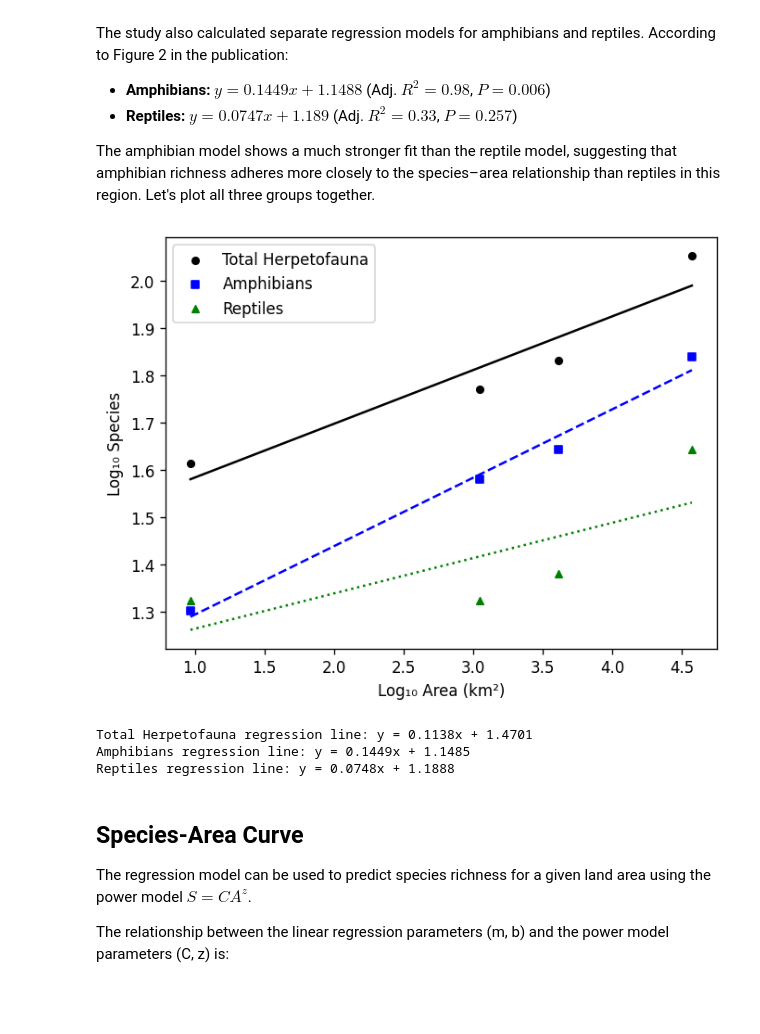
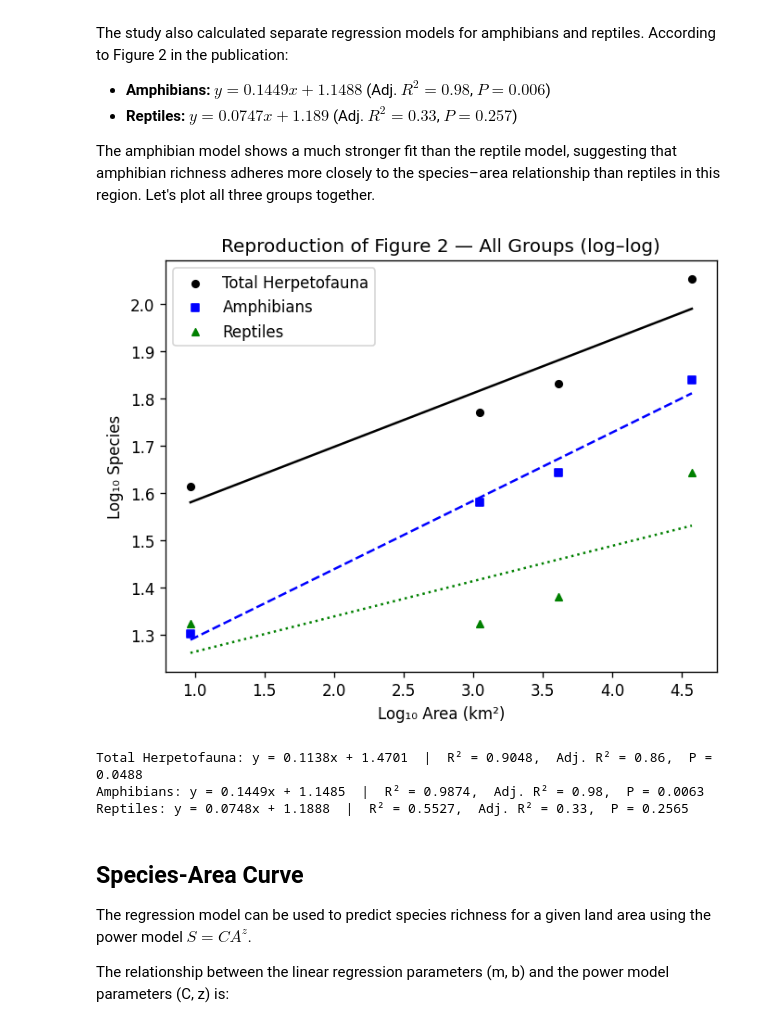
Before and after one commit to jmcmeen/scp-sar-ar, a Jupyter notebook: analysis.ipynb, the cells around one changed output. Saved outputs shown, nothing was run; the diff lists cells and outputs as text; code cells hidden in the pictures; blank space fills up the shorter version.

```diff
--- a/analysis.ipynb
+++ b/analysis.ipynb
@@ -17,12 +24,13 @@ file = "data/herpetofauna.csv"
 Create a DataFrame from herpetofauna.csv. This data represents a nested sample of increasingly larger land areas: Steele Creek Park, Sullivan County, the 5-county area of northeastern Tennessee, and all of eastern Tennessee.
 # %%
 raw = pd.read_csv(file)
+df = raw.copy()
 
 print(file)
-display(raw)
+display(df)
 
 print("Statistics")
-raw.describe()
+df.describe()
 # %% [output]
 data/herpetofauna.csv
 |  | Locality | Area | TotalHerpetofauna | Amphibians | Reptiles |
@@ -59,8 +73,9 @@ To model the SAR, species richness and geographical area samples were logarithmi
 df['Log10Area'] = np.log10(df['Area'])
 df['Log10TotalHerpetofauna'] = np.log10(df['TotalHerpetofauna'])
 
-# fit a linear regression line and getting the slope and y-intercept
-m_herps, b_herps = np.polyfit(df['Log10Area'], df['Log10TotalHerpetofauna'], 1)
+# fit a linear regression using scipy.stats for slope, intercept, R², and p-value
+reg_herps = stats.linregress(df['Log10Area'], df['Log10TotalHerpetofauna'])
+m_herps, b_herps = reg_herps.slope, reg_herps.intercept
 
 # add the series values and the regression line to the scatter plot
 fig, ax = plt.subplots()
@@ -68,8 +83,10 @@ df.plot.scatter(x='Log10Area', y='Log10TotalHerpetofauna', color='black', ax=ax)
 plt.plot(df['Log10Area'], m_herps * df['Log10Area'] + b_herps, color='black')
 plt.xlabel('Log₁₀ Area (km²)')
 plt.ylabel('Log₁₀ Species')
+plt.title('Reproduction of Figure 2 — Total Herpetofauna (log–log)')
 plt.show()
 
-# Print the model derived from the regression
-print(f'Total Herpetofauna regression line: y = {m_herps:0.4f}x + {b_herps:0.4f}')
+# Print the model and statistics
+print(f'Total Herpetofauna regression: y = {m_herps:.4f}x + {b_herps:.4f}')
+print(f'  R² = {reg_herps.rvalue**2:.4f},  Adj. R² = {1 - (1 - reg_herps.rvalue**2) * (len(df) - 1) / (len(df) - 2):.4f},  P = {reg_herps.pvalue:.4f}')
 # %% [output]
@@ -86,34 +104,39 @@ The amphibian model shows a much stronger fit than the reptile model, suggesting
 # %%
 # create and populate log10 columns for amphibians and reptiles
 df['Log10Amphibians'] = np.log10(df['Amphibians'])
 df['Log10Reptiles'] = np.log10(df['Reptiles'])
 
-# fitting a linear regression line and getting the slope and y-intercept
-m_amphibians, b_amphibians = np.polyfit(df['Log10Area'], df['Log10Amphibians'], 1)
-m_reptiles, b_reptiles = np.polyfit(df['Log10Area'], df['Log10Reptiles'], 1)
+# fit regressions with full statistics
+reg_amphibians = stats.linregress(df['Log10Area'], df['Log10Amphibians'])
+reg_reptiles = stats.linregress(df['Log10Area'], df['Log10Reptiles'])
+m_amphibians, b_amphibians = reg_amphibians.slope, reg_amphibians.intercept
+m_reptiles, b_reptiles = reg_reptiles.slope, reg_reptiles.intercept
 
 # adding the regression line to the scatter plot
 fig, ax = plt.subplots()
 df.plot.scatter(x='Log10Area', y='Log10TotalHerpetofauna', color='black', label='Total Herpetofauna', ax=ax)
 df.plot.scatter(x='Log10Area', y='Log10Amphibians', color='blue', marker='s', label='Amphibians', ax=ax)
 df.plot.scatter(x='Log10Area', y='Log10Reptiles', color='green', marker='^', label='Reptiles', ax=ax)
 plt.plot(df['Log10Area'], m_herps * df['Log10Area'] + b_herps, color='black')
 plt.plot(df['Log10Area'], m_amphibians * df['Log10Area'] + b_amphibians, color='blue', linestyle='--')
 plt.plot(df['Log10Area'], m_reptiles * df['Log10Area'] + b_reptiles, color='green', linestyle=':')
 plt.xlabel('Log₁₀ Area (km²)')
 plt.ylabel('Log₁₀ Species')
+plt.title('Reproduction of Figure 2 — All Groups (log–log)')
 plt.legend()
 plt.show()
 
-# Print the models derived from the regressions
-print(f'Total Herpetofauna regression line: y = {m_herps:0.4f}x + {b_herps:0.4f}')
-print(f'Amphibians regression line: y = {m_amphibians:0.4f}x + {b_amphibians:0.4f}')
-print(f'Reptiles regression line: y = {m_reptiles:0.4f}x + {b_reptiles:0.4f}')
+# Print models with R² and p-values
+n = len(df)
+for name, reg in [('Total Herpetofauna', reg_herps), ('Amphibians', reg_amphibians), ('Reptiles', reg_reptiles)]:
+    r2 = reg.rvalue ** 2
+    adj_r2 = 1 - (1 - r2) * (n - 1) / (n - 2)
+    print(f'{name}: y = {reg.slope:.4f}x + {reg.intercept:.4f}  |  R² = {r2:.4f},  Adj. R² = {adj_r2:.2f},  P = {reg.pvalue:.4f}')
 # %% [output]
-[figure, old version]
+[figure, new version]
-Total Herpetofauna regression line: y = 0.1138x + 1.4701
-Amphibians regression line: y = 0.1449x + 1.1485
-Reptiles regression line: y = 0.0748x + 1.1888
+Total Herpetofauna: y = 0.1138x + 1.4701  |  R² = 0.9048,  Adj. R² = 0.86,  P = 0.0488
+Amphibians: y = 0.1449x + 1.1485  |  R² = 0.9874,  Adj. R² = 0.98,  P = 0.0063
+Reptiles: y = 0.0748x + 1.1888  |  R² = 0.5527,  Adj. R² = 0.33,  P = 0.2565
 # %% [markdown]
 ## Species-Area Curve
 
```
Also changed, not shown: parts of 7 cells of this notebook.
